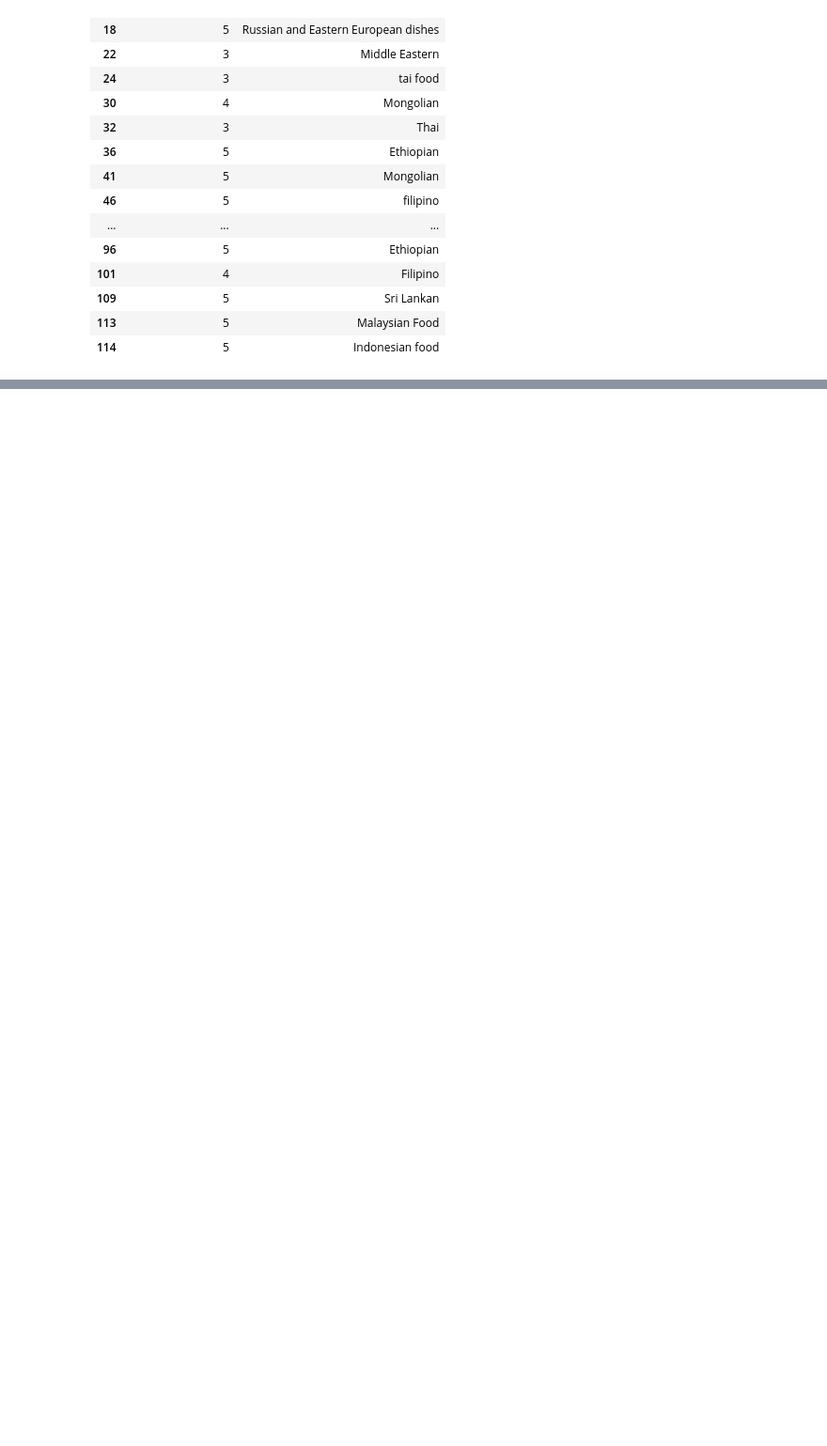
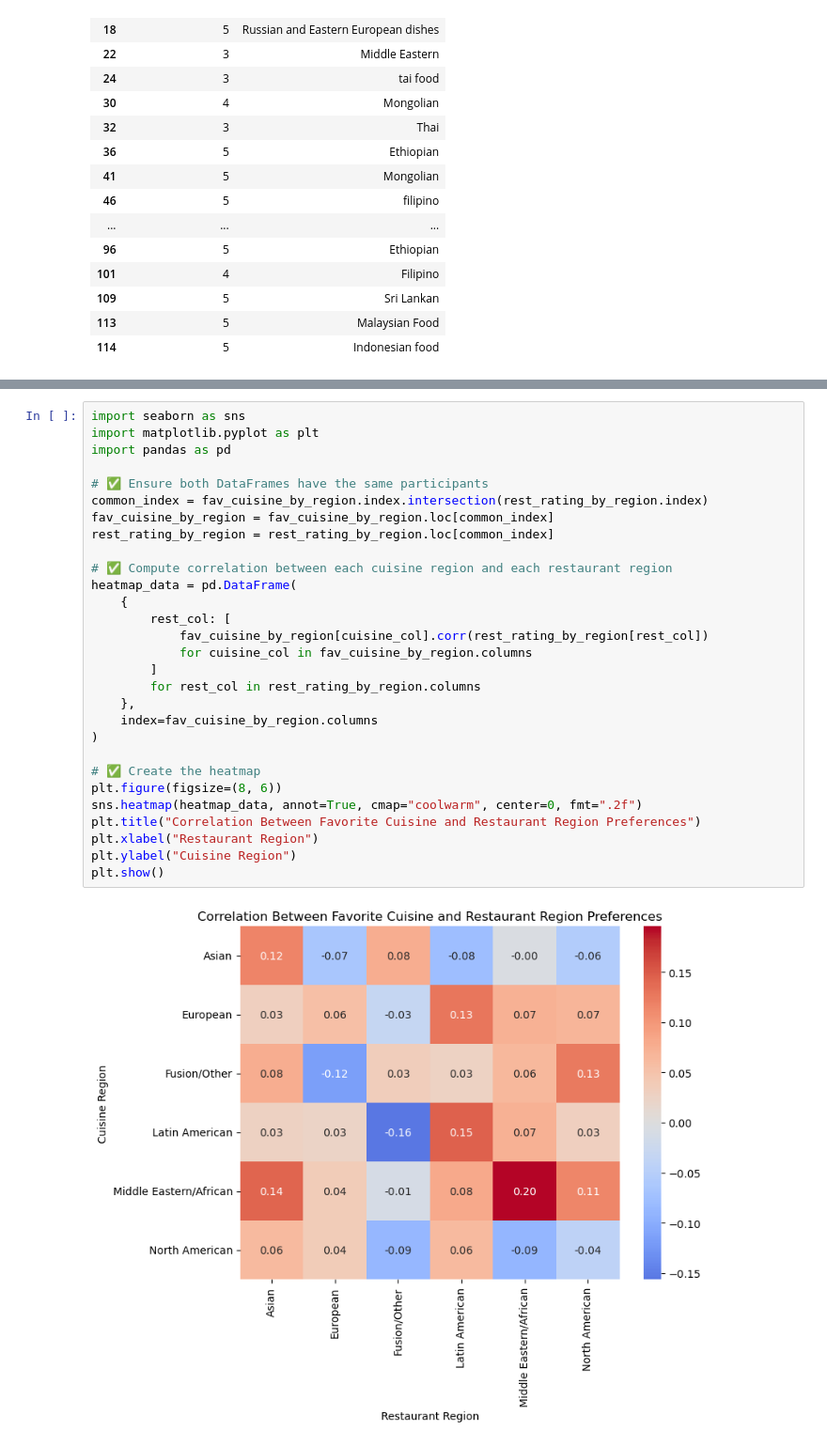
Before and after one commit to LydiaNiu/cs105_t7_miniproj, a Jupyter notebook: T7_mini_proj.ipynb, the cells around one changed output, grey strips where cells are left out. Shown at 94% size. Saved outputs shown, nothing was run; the diff lists cells and outputs as text; blank space fills up the shorter version.

```diff
--- a/T7_mini_proj.ipynb
+++ b/T7_mini_proj.ipynb
@@ -200,0 +373,31 @@ plt.show()
+# %%
+import seaborn as sns
+import matplotlib.pyplot as plt
+import pandas as pd
+
+# ✅ Ensure both DataFrames have the same participants
+common_index = fav_cuisine_by_region.index.intersection(rest_rating_by_region.index)
+fav_cuisine_by_region = fav_cuisine_by_region.loc[common_index]
+rest_rating_by_region = rest_rating_by_region.loc[common_index]
+
+# ✅ Compute correlation between each cuisine region and each restaurant region
+heatmap_data = pd.DataFrame(
+    {
+        rest_col: [
+            fav_cuisine_by_region[cuisine_col].corr(rest_rating_by_region[rest_col])
+            for cuisine_col in fav_cuisine_by_region.columns
+        ]
+        for rest_col in rest_rating_by_region.columns
+    },
+    index=fav_cuisine_by_region.columns
+)
+
+# ✅ Create the heatmap
+plt.figure(figsize=(8, 6))
+sns.heatmap(heatmap_data, annot=True, cmap="coolwarm", center=0, fmt=".2f")
+plt.title("Correlation Between Favorite Cuisine and Restaurant Region Preferences")
+plt.xlabel("Restaurant Region")
+plt.ylabel("Cuisine Region")
+plt.show()
+# %% [output]
+[figure, added]
```
Also changed, not shown: parts of 17 cells of this notebook.
